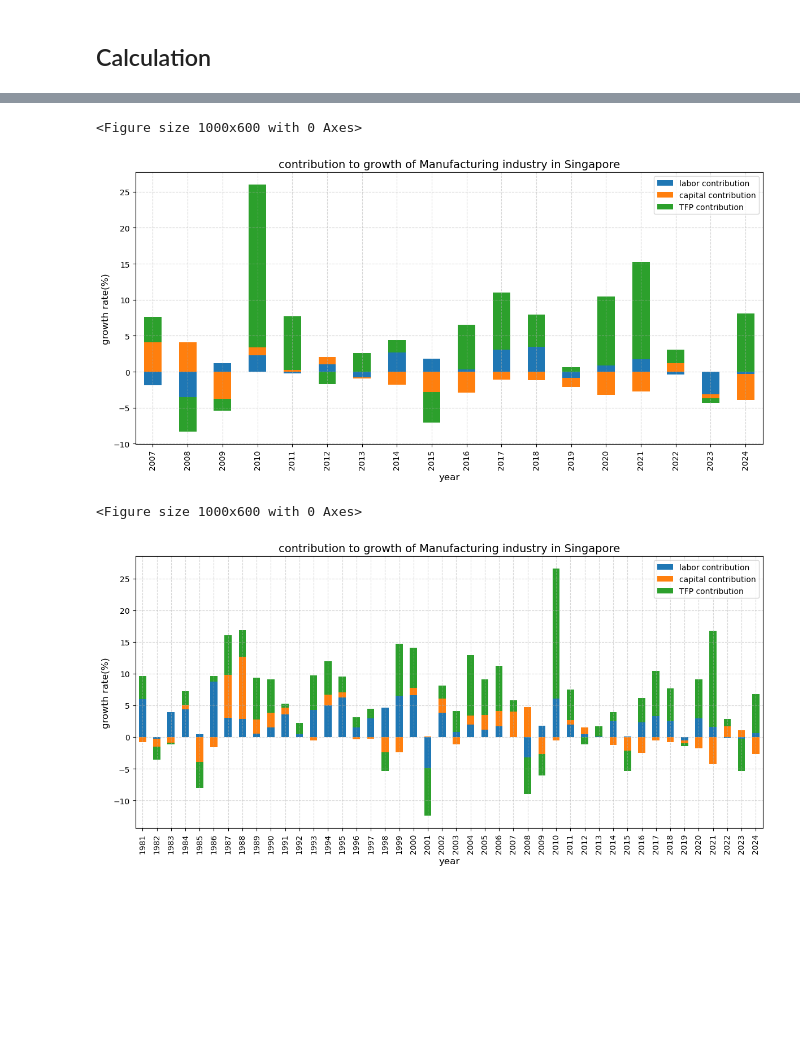
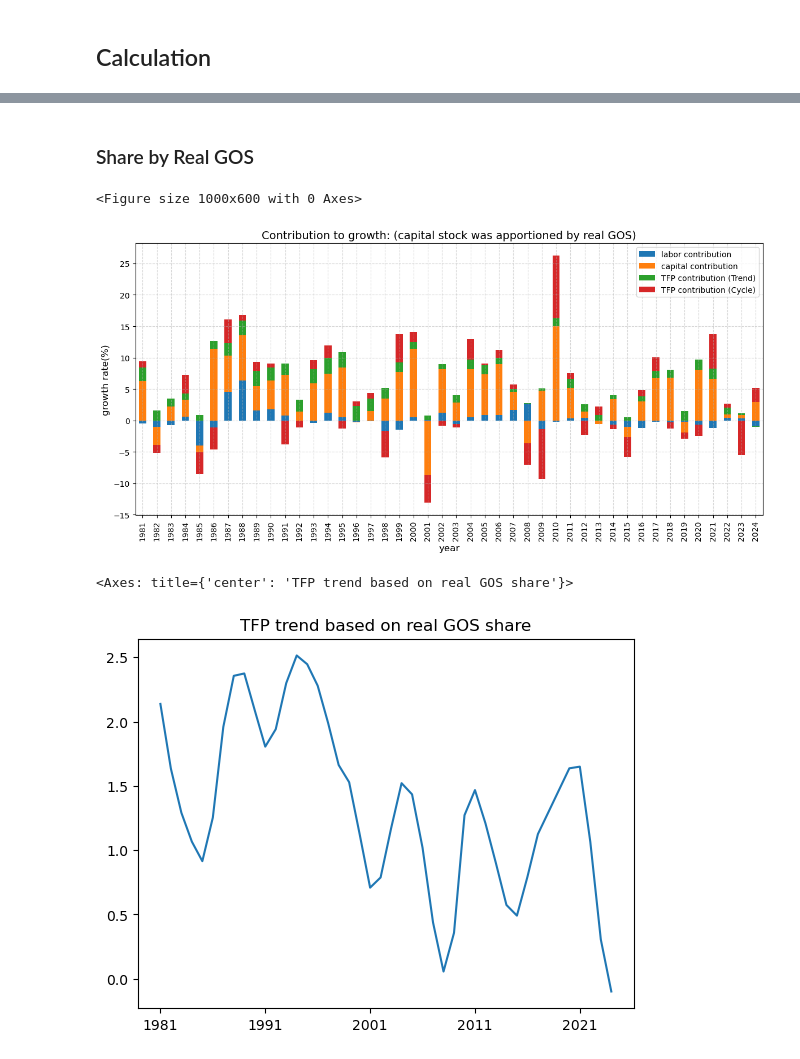
Before and after one commit to yupon-pro/codes-for-graduate-essay, a Jupyter notebook: analysis/sg_manufac.ipynb, the cells around one changed output, grey strips where cells are left out. Cells and saved outputs as stored; diff of their text form; code cells hidden in the pictures; blank space fills up the shorter version.

```diff
--- a/analysis/sg_manufac.ipynb
+++ b/analysis/sg_manufac.ipynb
@@ -39,7 +88,7 @@ plt.show()
 import pandas as pd
 import matplotlib.pyplot as plt
 
-gdp_manufacturing = normalize_data("./data/sg_gdp_in_chained_by_industry.csv").iloc[2, :].sort_index()
+gdp_manufacturing = normalize_data("./data/singapore/sg_gdp_in_chained_by_industry.csv").iloc[2, :].sort_index()
 
 ax = gdp_manufacturing.plot(figsize=(10, 8))
 
@@ -244,0 +222,2 @@ plt.show()
+# %%
+total_real_net_capital_stock = normalize_data("./data/singapore/sg_net_capital_stock.csv", nrows=15).loc["Total"].sort_index()
@@ -244,0 +339,20 @@ plt.show()
+# %%
+from matplotlib import pyplot as plt
+
+# 稼働率（比率）として指数化する
+capital_utilization_ratio_by_real_surplus = calculate_capacity_utilization(gdp_manufacturing, capital_stock_by_real_surplus)
+
+capital_utilization_ratio_by_fixed_asset = calculate_capacity_utilization(gdp_manufacturing, capital_stock_by_fixed_assets)
+
+plt.subplots(figsize=(12, 10))
+plt.plot(capital_utilization_ratio_by_real_surplus , label="Capital Utilization by Real GOS")
+plt.plot(capital_utilization_ratio_by_fixed_asset, label="Capital Utilization by Real Fixed assets")
+
+ranges = [index for index in range(len(capital_stock_by_real_surplus)) if index % 5 == 0]
+
+plt.xticks(
+  ticks=ranges,
+  labels=capital_utilization_ratio_by_real_surplus.iloc[ranges].index
+)
+plt.tight_layout()
+plt.show()
@@ -251,9 +423,9 @@ import pandas as pd
 import matplotlib.pyplot as plt
 
 
-compensation_manufacture = normalize_data("./data/sg_compensation_for_workers.csv", nrows=25).iloc[1, :]
-operating_surplus_manufacture = normalize_data("./data/sg_operating_surplus.csv", nrows=25).iloc[1, :]
-other_taxes_manufacture = normalize_data("./data/sg_other_taxes_less_subsidies.csv", nrows=25).iloc[1, :]
+compensation_manufacture = normalize_data("./data/singapore/sg_compensation_for_workers.csv", nrows=25).iloc[1, :]
+operating_surplus_manufacture = normalize_data("./data/singapore/sg_operating_surplus.csv", nrows=25).iloc[1, :]
+other_taxes_manufacture = normalize_data("./data/singapore/sg_other_taxes_less_subsidies.csv", nrows=25).iloc[1, :]
 
 # --- DataFrame 作成 ---
 df = pd.DataFrame({
@@ -373,25 +576,24 @@ growth_accounting_visualizer(real_gdp, employment, capital, labor_share)
-# %%
-# Include hours
-
-real_gdp = gdp_manufacturing.loc["2006": ]
-employment = employment_total_manufacturing.loc["2006": ]
-hours = working_hours["Manufacturing"].loc["2006": ] * 52.143
-capital = capital_stock_share_of_manufacturing.loc["2006": ]
-labor_share = labor_distribution.loc["2006": ]
-
-growth_accounting_visualizer(real_gdp, employment*hours, capital, labor_share)
-# %% [output]
-<Figure size 1000x600 with 0 Axes>
-[figure, removed]
+# %% [markdown]
+### Share by Real GOS
 # %%
-# Based on Surplus share
+# Based on Real Surplus share
 
 real_gdp = gdp_manufacturing.loc["1980": ]
+
 employment = employment_total_manufacturing.loc["1980": ]
-capital = capital_stock_share_of_manufacturing_by_surplus.loc["1980": ]
+
+capital = capital_stock_by_real_surplus.loc["1980":]
+smoothed_capacity_utilization = capital_utilization_ratio_by_real_surplus["1980": ]
+capital_input = capital*smoothed_capacity_utilization
+
+
 labor_share = labor_distribution.loc["1980": ]
 
-growth_accounting_visualizer(real_gdp, employment, capital, labor_share)
+growth_accounting_by_real_gos = GrowthAccounter(real_gdp, capital_input, employment,  labor_share).decomposing_growth_accounting_calculator()
+growth_accounting_visualizer(growth_accounting_by_real_gos, title_appendix="(capital stock was apportioned by real GOS)")
+growth_accounting_by_real_gos["TFP contribution (Trend)"].plot(title="TFP trend based on real GOS share")
 # %% [output]
 <Figure size 1000x600 with 0 Axes>
-[figure, old version]
+[figure, new version]
+<Axes: title={'center': 'TFP trend based on real GOS share'}>
+[figure, added]
```
Also changed, not shown: parts of 39 cells of this notebook, 13 other files.
